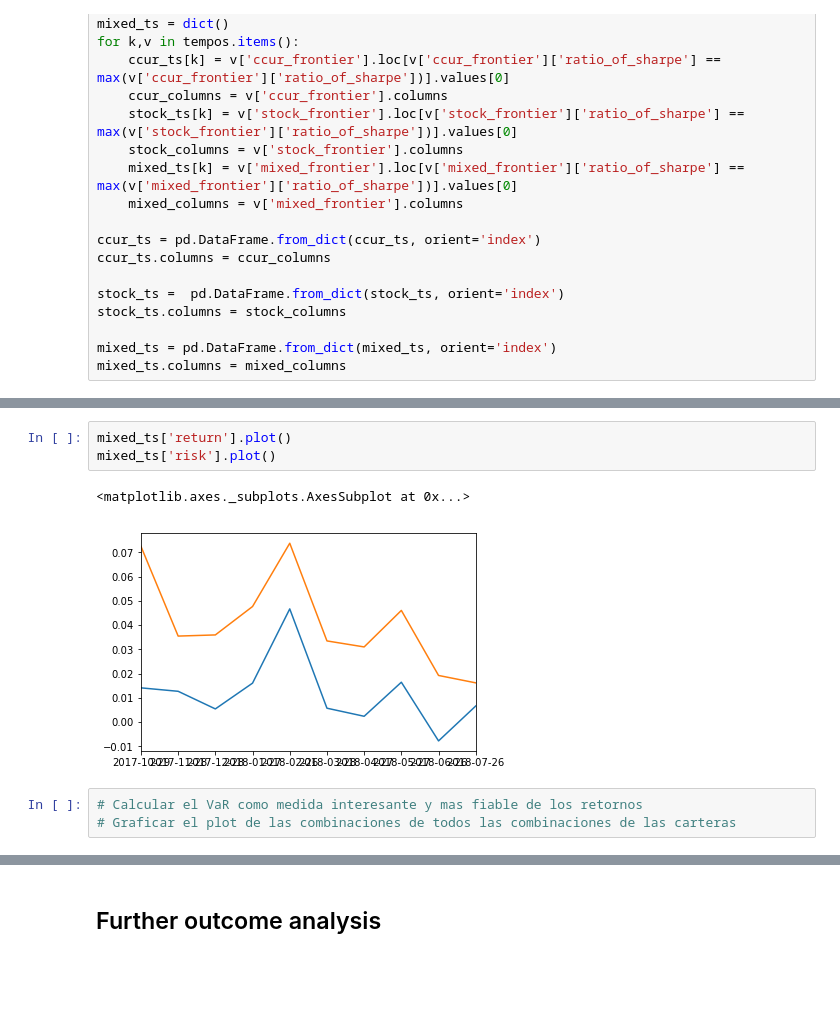
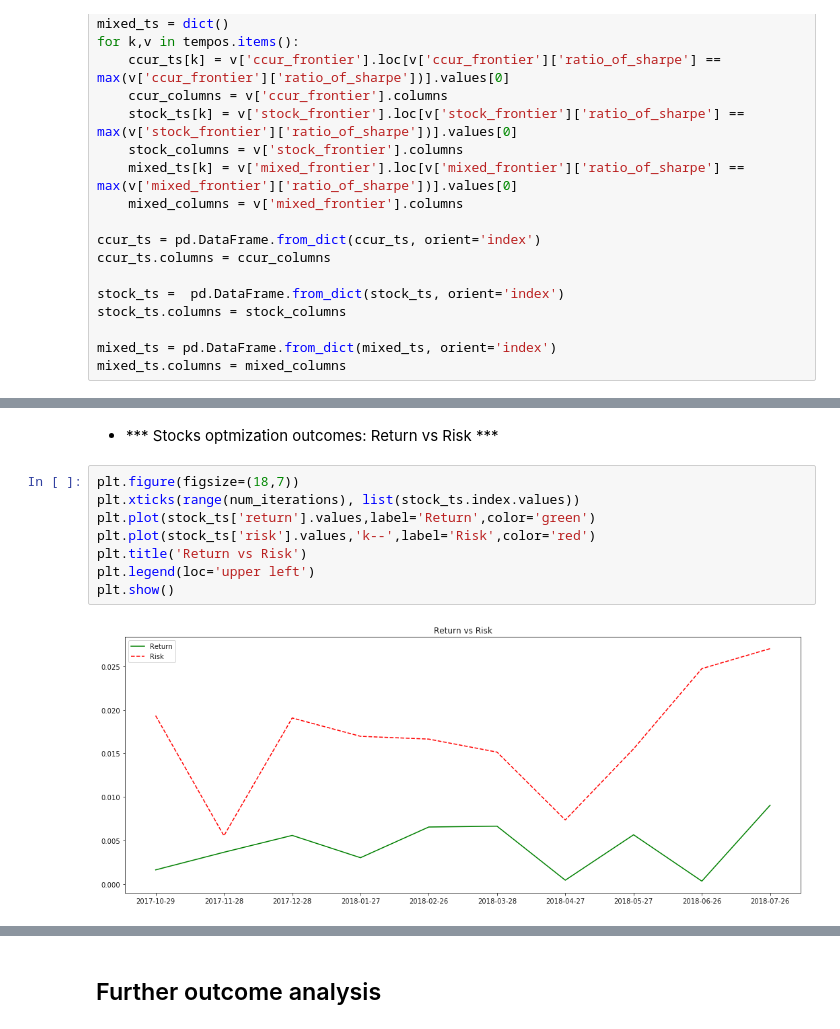
Before and after one commit to pablocs1288/markowitz_the_wizard, a Jupyter notebook: Implementation.ipynb, the cells around one changed output, grey strips where cells are left out. Cells and saved outputs as stored; diff of their text form; blank space fills up the shorter version.

```diff
--- a/Implementation.ipynb
+++ b/Implementation.ipynb
@@ -1361,9 +1349,12 @@ ccur_ts['risk'].plot()
-# %%
-mixed_ts['return'].plot()
-mixed_ts['risk'].plot()
-# %% [output]
-<matplotlib.axes._subplots.AxesSubplot at 0x...>
-[figure, removed]
-# %%
-# Calcular el VaR como medida interesante y mas fiable de los retornos
-# Graficar el plot de las combinaciones de todos las combinaciones de las carteras
+# %% [markdown]
+* *** Stocks optmization outcomes: Return vs Risk ***
+# %%
+plt.figure(figsize=(18,7))
+plt.xticks(range(num_iterations), list(stock_ts.index.values))
+plt.plot(stock_ts['return'].values,label='Return',color='green')
+plt.plot(stock_ts['risk'].values,'k--',label='Risk',color='red')
+plt.title('Return vs Risk')
+plt.legend(loc='upper left')
+plt.show()
+# %% [output]
+[figure, added]
```
Also changed, not shown: parts of 17 cells of this notebook.
